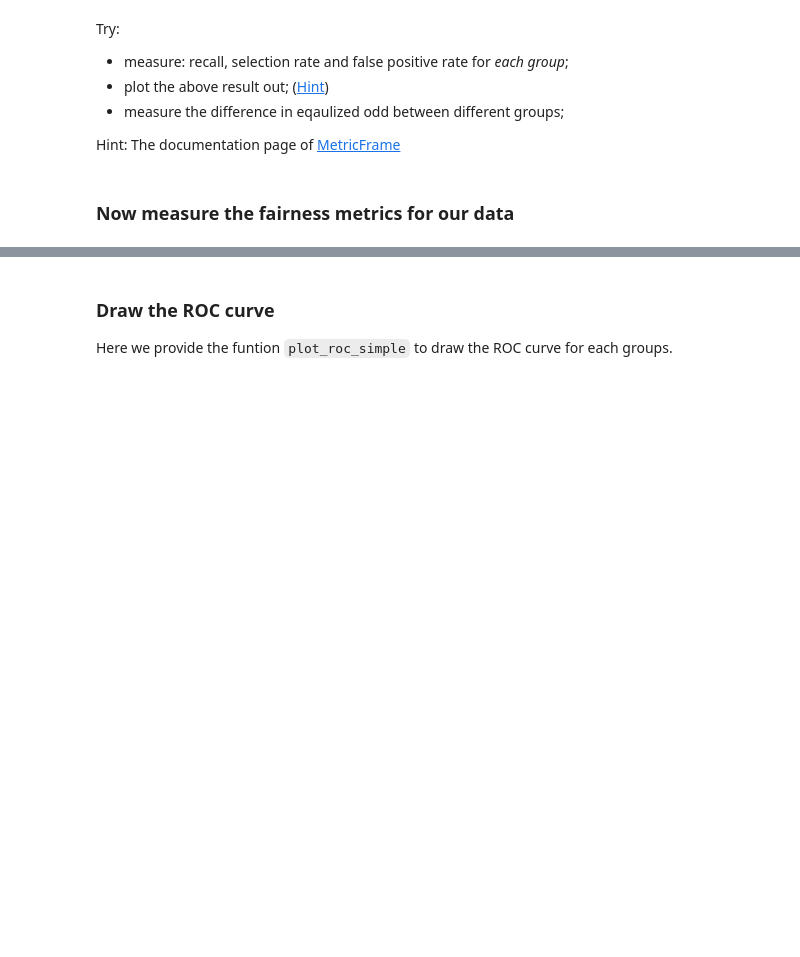
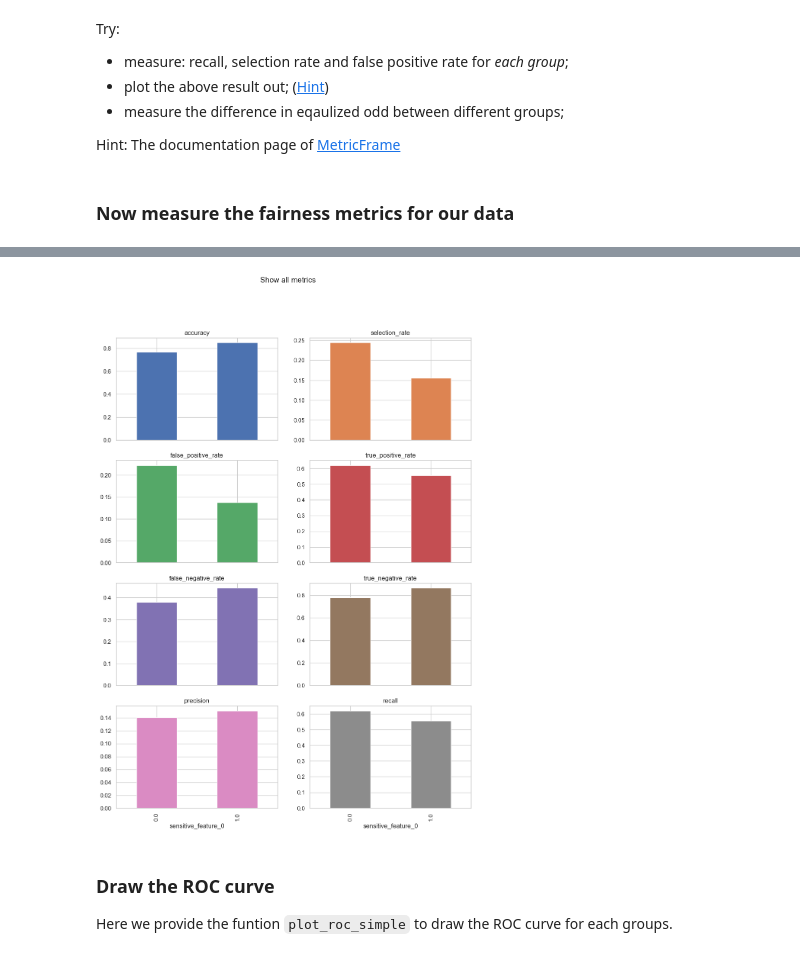
Before and after one commit to johan-bh/ResponsibleAI_Project1, a Jupyter notebook: exercise.ipynb, the cells around one changed output, grey strips where cells are left out. Drawn from its saved outputs; the diff is of its cells as text; code cells hidden in the pictures; blank space fills up the shorter version.

```diff
--- a/exercise.ipynb
+++ b/exercise.ipynb
@@ -281,0 +271,26 @@ SyntaxError: ':' expected after dictionary key (1924056438.py, line 2)
+# %%
+mf = MetricFrame(metrics={'accuracy': accuracy_score,
+                        'selection_rate': selection_rate,
+                        'false_positive_rate': false_positive_rate,
+                        'true_positive_rate': true_positive_rate,
+                        'false_negative_rate': false_negative_rate,
+                        'true_negative_rate': true_negative_rate,
+                        'precision': precision_score,
+                        'recall': recall_score
+                         },
+                 y_true=test_lab,
+                 y_pred=test_pred,
+                 sensitive_features=test_a)
+
+# display all columns in one go
+pd.set_option('display.max_columns', 10)
+pd.set_option('display.width', 1000)
+
+# Sex is the sensitive label
+# 0 is Female
+# 1 is Male
+
+# Extracting the metrics into a pandas DataFrame for better readability
+metrics_df = pd.DataFrame(mf.by_group)
+print("Test set fairness metrics (before mitigation):")
+metrics_df
@@ -282,3 +303,14 @@ SyntaxError: ':' expected after dictionary key (1924056438.py, line 2)
+# %%
+mf.by_group.plot.bar(
+    subplots=True,
+    layout=[4, 2],  # Adjusted layout to fit 8 metrics
+    legend=False,
+    figsize=[12, 16],  # Adjusted figsize to match new layout
+    title="Show all metrics",
+)
+plt.show()
+# %% [output]
+[figure, added]
 # %% [markdown]
 ### Draw the ROC curve
 
```
Also changed, not shown: parts of 27 cells of this notebook.
